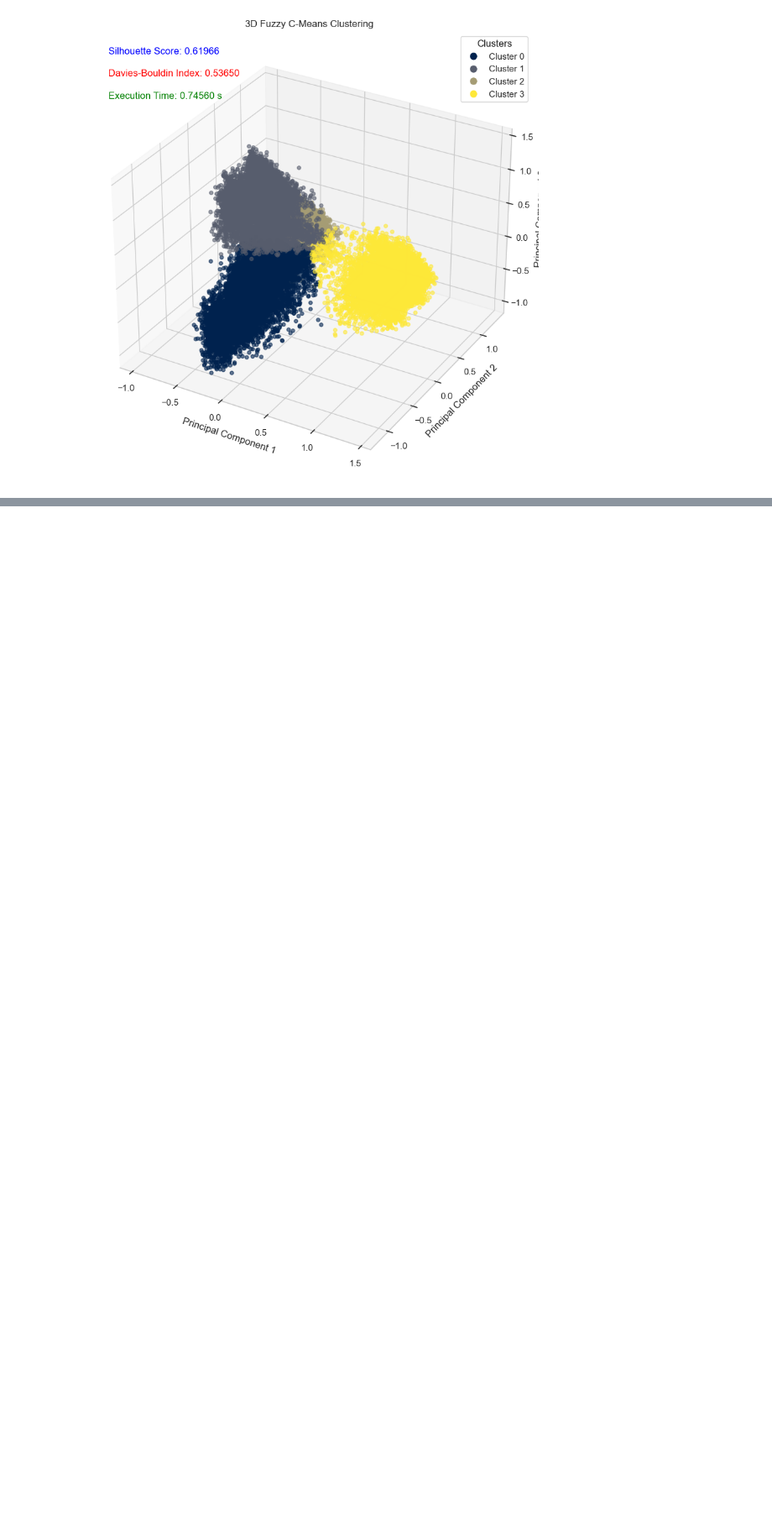
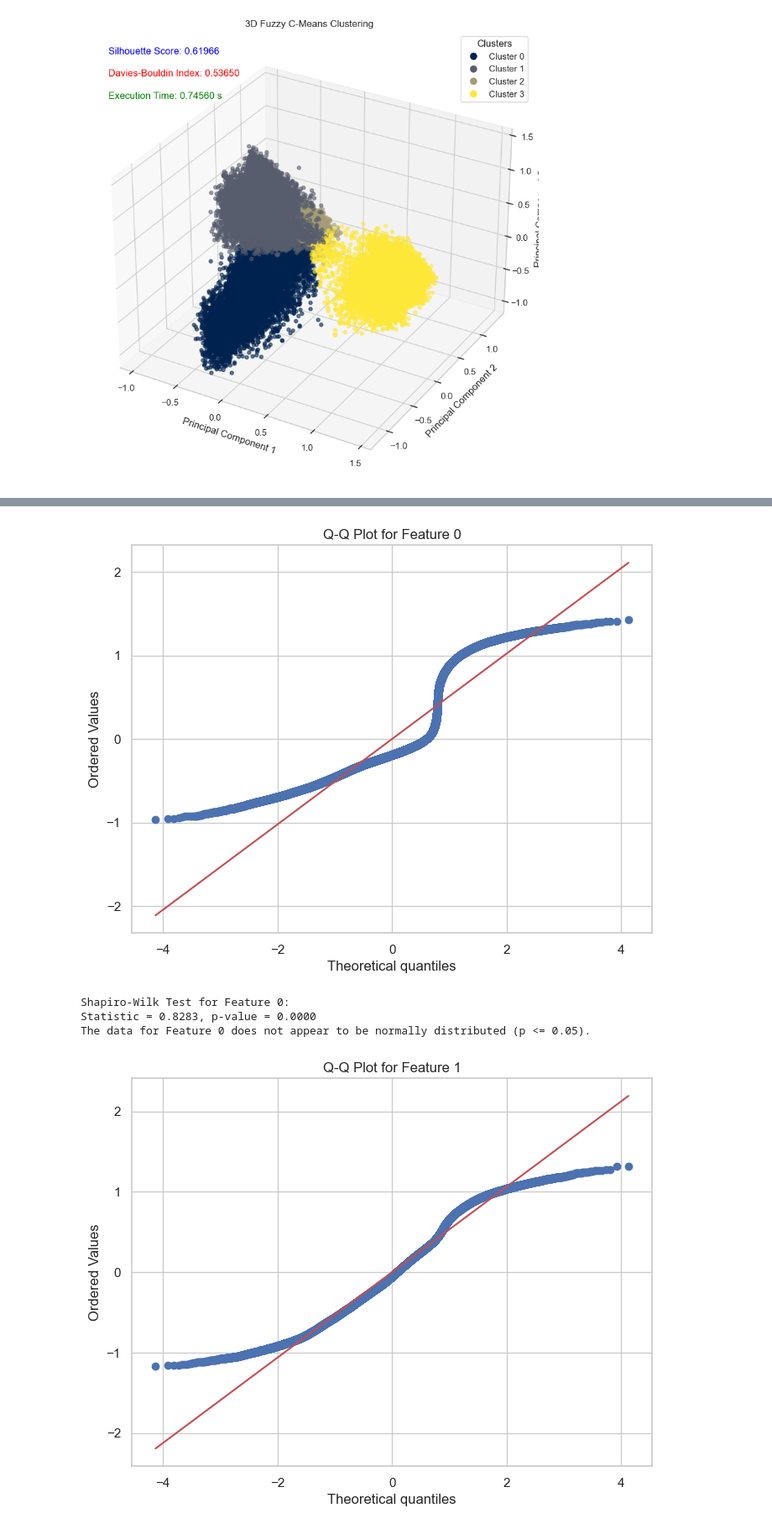
Before and after one commit to Anders-Stubberud/IT3212, a Jupyter notebook: assignment_4/anders/Untitled0.ipynb, the cells around one changed output, grey strips where cells are left out. Shown at 84% size. Cells and saved outputs as stored; diff of their text form; code cells hidden in the pictures; blank space fills up the shorter version.

```diff
--- a/assignment_4/anders/Untitled0.ipynb
+++ b/assignment_4/anders/Untitled0.ipynb
@@ -587,0 +612,36 @@ Passing `palette` without assigning `hue` is deprecated and will be removed in v
+# %%
+import numpy as np
+import matplotlib.pyplot as plt
+import scipy.stats as stats
+
+# Assuming dataset_reduced_features is a 2D NumPy array
+dataset_reduced_features = reduced_data.copy()
+
+# Q-Q plot function
+def plot_qq(data, feature_index):
+    plt.figure(figsize=(8, 6))
+    stats.probplot(data, dist="norm", plot=plt)
+    plt.title(f'Q-Q Plot for Feature {feature_index}')
+    plt.show()
+
+# Shapiro-Wilk test function
+def shapiro_test(data, feature_index):
+    stat, p_value = stats.shapiro(data)
+    print(f'Shapiro-Wilk Test for Feature {feature_index}:')
+    print(f'Statistic = {stat:.4f}, p-value = {p_value:.4f}')
+    if p_value > 0.05:
+        print(f'The data for Feature {feature_index} appears to be normally distributed (p > 0.05).')
+    else:
+        print(f'The data for Feature {feature_index} does not appear to be normally distributed (p <= 0.05).')
+
+# Loop through each column (feature) in the 2D NumPy array
+for i in range(dataset_reduced_features.shape[1]):
+    data = dataset_reduced_features[:, i]  # Extract the feature as a 1D array
+    plot_qq(data, i)
+    shapiro_test(data, i)
+# %% [output]
+[figure, added]
+Shapiro-Wilk Test for Feature 0:
+Statistic = 0.8283, p-value = 0.0000
+The data for Feature 0 does not appear to be normally distributed (p <= 0.05).
+[figure, added]
```
Also changed, not shown: parts of 4 cells of this notebook.
